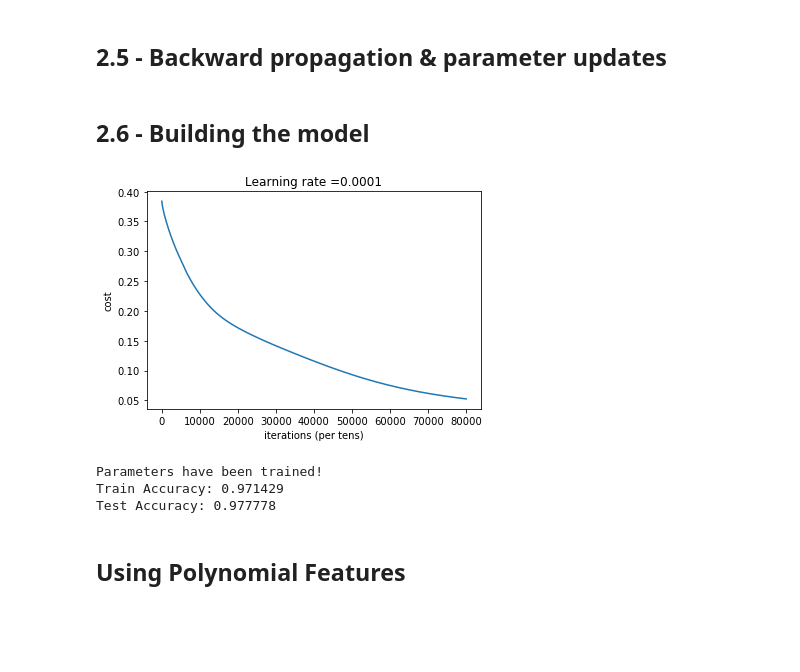
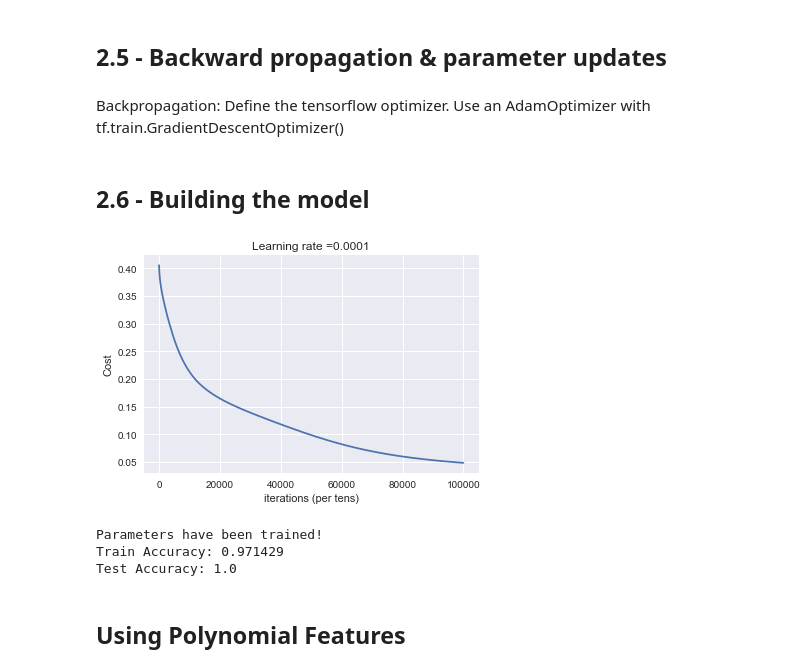
Before and after one commit to VictorPelaez/demo_Tensorflow_IrisSpecies, a Jupyter notebook: 01_three_layer_neural network.ipynb, the cells around one changed output. Saved outputs shown, nothing was run; the diff lists cells and outputs as text; code cells hidden in the pictures; blank space fills up the shorter version.

```diff
--- a/01_three_layer_neural network.ipynb
+++ b/01_three_layer_neural network.ipynb
@@ -82,8 +80,8 @@ def create_placeholders(n_x, n_y):
     Creates the placeholders for the tensorflow session.
 
     Arguments:
-        n_x -- scalar, size of an image vector (num_px * num_px = 64 * 64 * 3 = 12288)
-        n_y -- scalar, number of classes (from 0 to 5, so -> 6)
+        n_x -- scalar, size vector
+        n_y -- scalar, number of classes (ex 0 to 5, so -> 6)
 
     Returns:
         X -- placeholder for the data input, of shape [n_x, None] and dtype "float"
@@ -92,7 +90,6 @@ def create_placeholders(n_x, n_y):
 
     X = tf.placeholder(tf.float32, shape=(n_x, None))
     Y = tf.placeholder(tf.float32, shape=(n_y, None))
-
     return X, Y
 # %%
 def initialize_parameters(n_x, n_y, hidden_neurons):
@@ -123,7 +120,7 @@ def initialize_parameters(n_x, n_y, hidden_neurons):
 # %% [markdown]
 ## 2.3 - Forward propagation in tensorflow
 # %%
-def forward_propagation(X, parameters):
+def forward_propagation(X, parameters, pkeep=1):
     """
     Implements the forward propagation for the model: LINEAR -> RELU -> LINEAR -> RELU -> LINEAR -> SOFTMAX
 
@@ -147,6 +144,7 @@ def forward_propagation(X, parameters):
     A1 = tf.nn.relu(Z1)                         # A1 = relu(Z1)
     Z2 = tf.add(tf.matmul(W2, A1),b2)           # Z2 = np.dot(W2, a1) + b2
     A2 = tf.nn.relu(Z2)                         # A2 = relu(Z2)
+    A2 = tf.nn.dropout(A2, pkeep)
     Z3 = tf.add(tf.matmul(W3, A2),b3)           # Z3 = np.dot(W3,Z2) + b3
 
     return Z3
@@ -170,8 +168,17 @@ def compute_cost(Z3, Y):
     return cost
 # %% [markdown]
 ## 2.5 - Backward propagation & parameter updates
+# %% [markdown]
+Backpropagation: Define the tensorflow optimizer. Use an AdamOptimizer with tf.train.GradientDescentOptimizer()
 # %% [markdown]
 ## 2.6 - Building the model
+# %%
+def plotting(costs, learning_rate):
+    plt.plot(np.squeeze(costs))
+    plt.xlabel('iterations (per tens)')
+    plt.ylabel('Cost')
+    plt.title("Learning rate =" + str(learning_rate))
+    plt.show()
 # %%
 def model(X_train, Y_train, X_test, Y_test, hidden_neurons=[25,12], learning_rate = 0.0001,
           num_epochs = 1500, minibatch_size = 32, print_cost = True):
@@ -202,7 +209,7 @@ def model(X_train, Y_train, X_test, Y_test, hidden_neurons=[25,12], learning_rat
     X, Y = create_placeholders(n_x, n_y) # Create Placeholders of shape (n_x, n_y)
 
     parameters = initialize_parameters(n_x, n_y, hidden_neurons) # Initialize parameters
-    Z3 = forward_propagation(X, parameters) # Forward propagation: Build the forward propagation in the tensorflow graph
+    Z3 = forward_propagation(X, parameters, pkeep=1) # Forward propagation: Build the forward propagation in the tensorflow graph
     cost = cost = compute_cost(Z3, Y) # Cost function: Add cost function to tensorflow graph
 
     # Backpropagation: Define the tensorflow optimizer. Use an AdamOptimizer.
@@ -227,12 +234,7 @@ def model(X_train, Y_train, X_test, Y_test, hidden_neurons=[25,12], learning_rat
                 print ("Cost after epoch %i: %f" % (epoch, epoch_cost))
             costs.append(epoch_cost)
 
-        # plot the cost
-        plt.plot(np.squeeze(costs))
-        plt.ylabel('cost')
-        plt.xlabel('iterations (per tens)')
-        plt.title("Learning rate =" + str(learning_rate))
-        plt.show()
+        plotting(costs, learning_rate)
 
         # lets save the parameters in a variable
         parameters = sess.run(parameters)
@@ -249,12 +251,12 @@ def model(X_train, Y_train, X_test, Y_test, hidden_neurons=[25,12], learning_rat
 
         return parameters, correct_prediction
 # %%
-parameters = model(X_train, Y_train, X_test, Y_test, hidden_neurons =[30,10], num_epochs = 80000, print_cost = False)
+parameters = model(X_train, Y_train, X_test, Y_test, hidden_neurons =[30,10], num_epochs = 100000, print_cost = False)
 # %% [output]
-[figure, old version]
+[figure, new version]
 Parameters have been trained!
 Train Accuracy: 0.971429
-Test Accuracy: 0.977778
+Test Accuracy: 1.0
 # %% [markdown]
 ## Using Polynomial Features
 # %%
```
Also changed, not shown: parts of 6 cells of this notebook.
